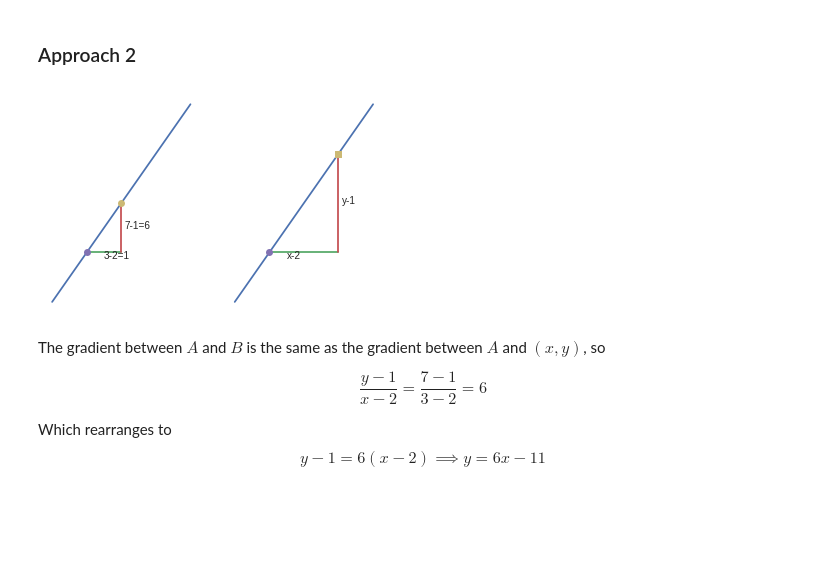
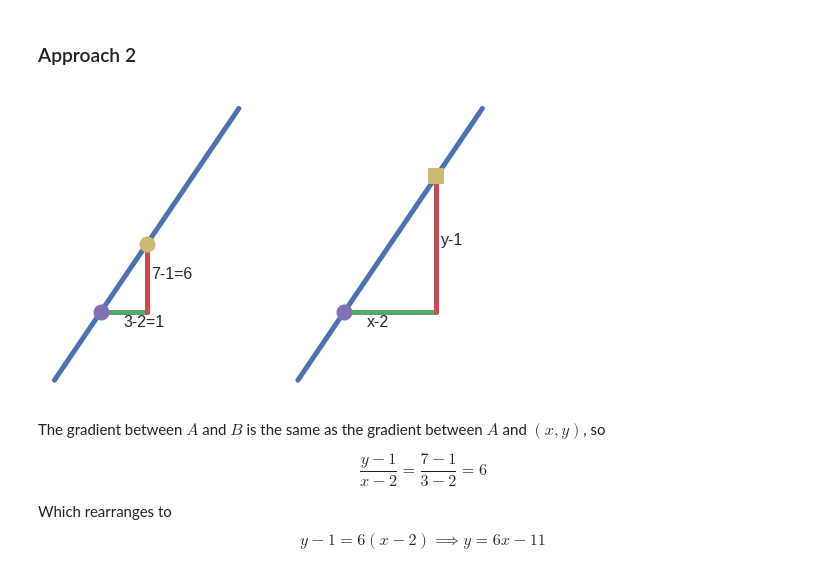
Before and after one commit to adacollege/maths-1-coordinategeometry, a Jupyter notebook: straight lines.ipynb, the cells around one changed output. Saved outputs shown, nothing was run; the diff lists cells and outputs as text; code cells hidden in the pictures; blank space fills up the shorter version.

```diff
--- a/straight lines.ipynb
+++ b/straight lines.ipynb
@@ -58,25 +58,25 @@ So the line has equation $y=6x-11$
 # %%
 xs = np.linspace(1,5,10)
 ys = 6*xs-11
 f, (ax1, ax2) = plt.subplots(1, 2, sharey=True)
 ax1.set_axis_off()
-ax1.plot(xs,ys)
-ax1.plot([2,3],[1,1])
-ax1.plot([3,3],[1,7])
-ax1.annotate("3-2=1",xy=(2.5,1),xytext=(2.5,0.3))
-ax1.annotate("7-1=6",xy=(3,4),xytext=(3.1,4))
-ax1.plot([2],[1],"o")
-ax1.plot([3],[7],"o")
+ax1.plot(xs,ys, lw=5)
+ax1.plot([2,3],[1,1], lw=5)
+ax1.plot([3,3],[1,7], lw=5)
+ax1.annotate("3-2=1",xy=(2.5,1),xytext=(2.5,-0.3), fontsize=16)
+ax1.annotate("7-1=6",xy=(3,4),xytext=(3.1,4), fontsize=16)
+ax1.plot([2],[1],"o", markersize=16)
+ax1.plot([3],[7],"o", markersize=16)
 ax2.set_axis_off()
-ax2.plot(xs,ys)
-ax2.plot([2,4],[1,1])
-ax2.plot([4,4],[1,13])
-ax2.annotate("x-2",xy=(2.5,1),xytext=(2.5,0.3))
-ax2.annotate("y-1",xy=(4,7),xytext=(4.1,7))
-ax2.plot([2],[1],"o")
-ax2.plot([4],[13],"s");
+ax2.plot(xs,ys, lw=5)
+ax2.plot([2,4],[1,1], lw=5)
+ax2.plot([4,4],[1,13], lw=5)
+ax2.annotate("x-2",xy=(2.5,1),xytext=(2.5,-0.3), fontsize=16)
+ax2.annotate("y-1",xy=(4,7),xytext=(4.1,7), fontsize=16)
+ax2.plot([2],[1],"o", markersize=16)
+ax2.plot([4],[13],"s", markersize=16);
 # %% [output]
-[figure, old version]
+[figure, new version]
 # %% [markdown]
 The gradient between $A$ and $B$ is the same as the gradient between $A$ and $(x,y)$, so
 
```
Also changed, not shown: parts of 1 cell of this notebook, 1 other file.
